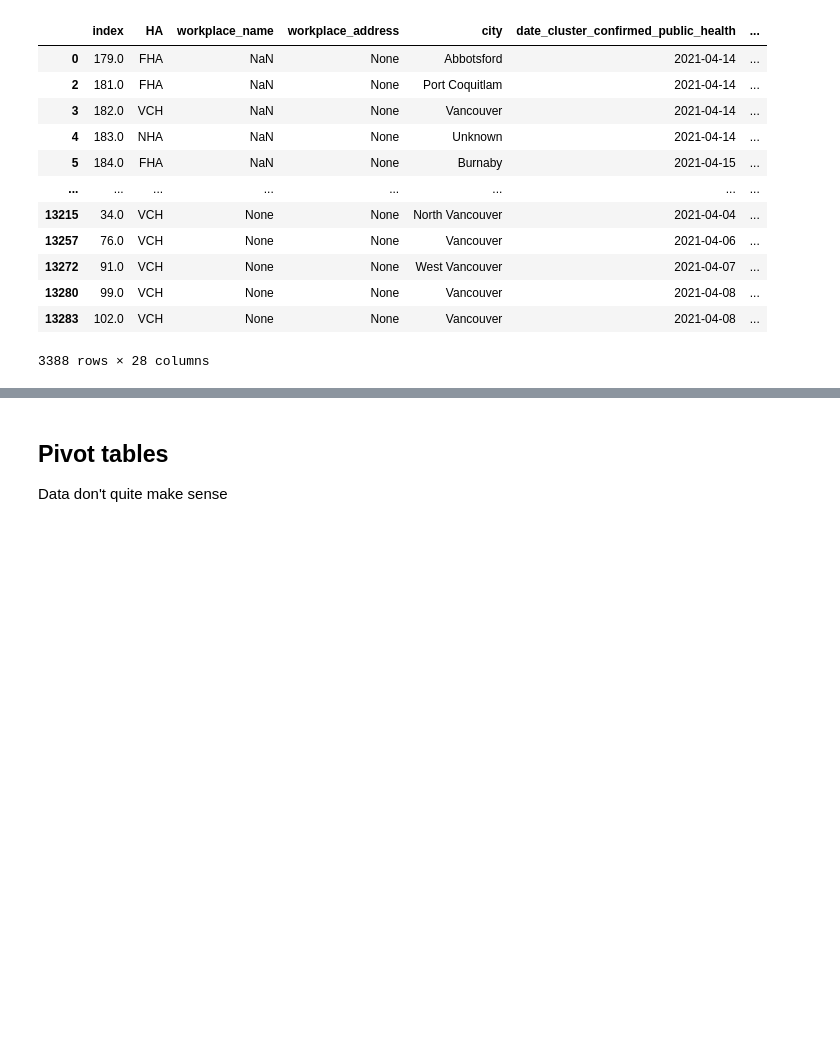
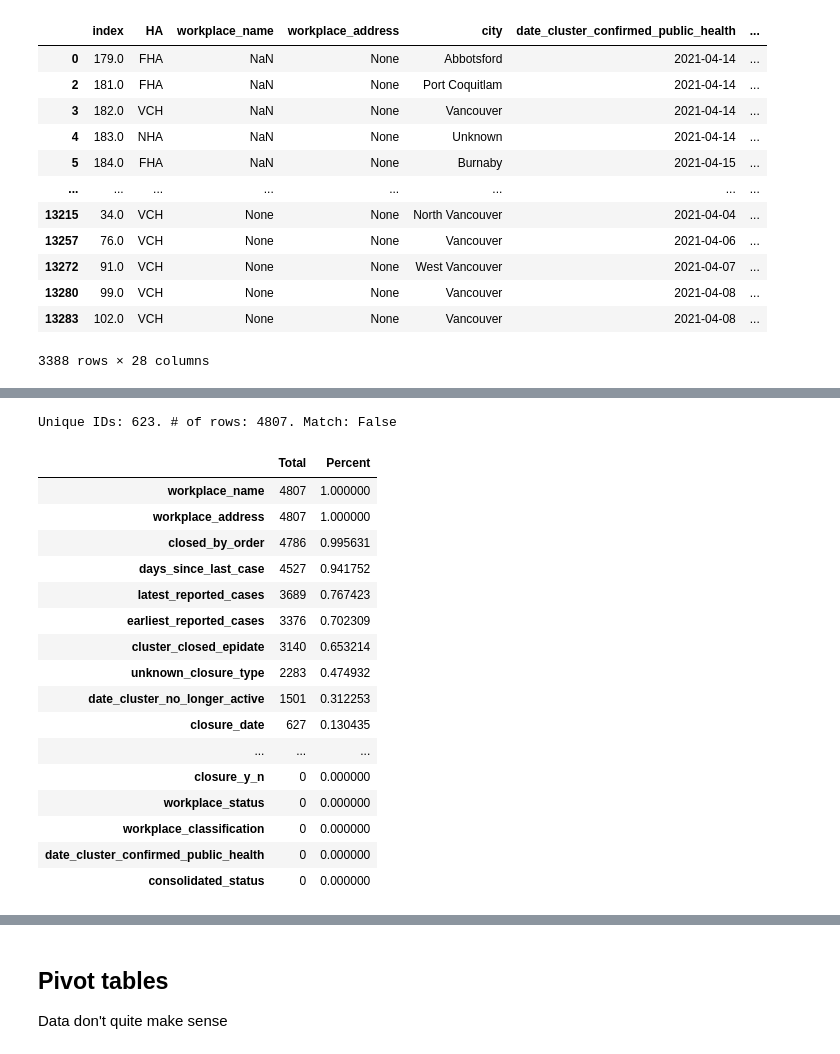
Before and after one commit to silvhua/BC-Covid-workplace-closures, a Jupyter notebook: notebooks/2023-07-23 EDA.ipynb, the cells around one changed output, grey strips where cells are left out. Saved outputs shown, nothing was run; the diff lists cells and outputs as text; code cells hidden in the pictures; blank space fills up the shorter version.

```diff
--- a/notebooks/2023-07-23 EDA.ipynb
+++ b/notebooks/2023-07-23 EDA.ipynb
@@ -284,0 +324,21 @@ Results where ALL conditions are met:
+# %%
+explore(df[df['consolidated_status'] == 'Closed'])
+# %% [output]
+Unique IDs: 623. # of rows: 4807. Match: False
+|  | Total | Percent |
+| workplace_name | 4807 | 1.000000 |
+| workplace_address | 4807 | 1.000000 |
+| closed_by_order | 4786 | 0.995631 |
+| days_since_last_case | 4527 | 0.941752 |
+| latest_reported_cases | 3689 | 0.767423 |
+| earliest_reported_cases | 3376 | 0.702309 |
+| cluster_closed_epidate | 3140 | 0.653214 |
+| unknown_closure_type | 2283 | 0.474932 |
+| date_cluster_no_longer_active | 1501 | 0.312253 |
+| closure_date | 627 | 0.130435 |
+| ... | ... | ... |
+| closure_y_n | 0 | 0.000000 |
+| workplace_status | 0 | 0.000000 |
+| workplace_classification | 0 | 0.000000 |
+| date_cluster_confirmed_public_health | 0 | 0.000000 |
+| consolidated_status | 0 | 0.000000 |
```
Also changed, not shown: parts of 18 cells of this notebook, 3 other files.
